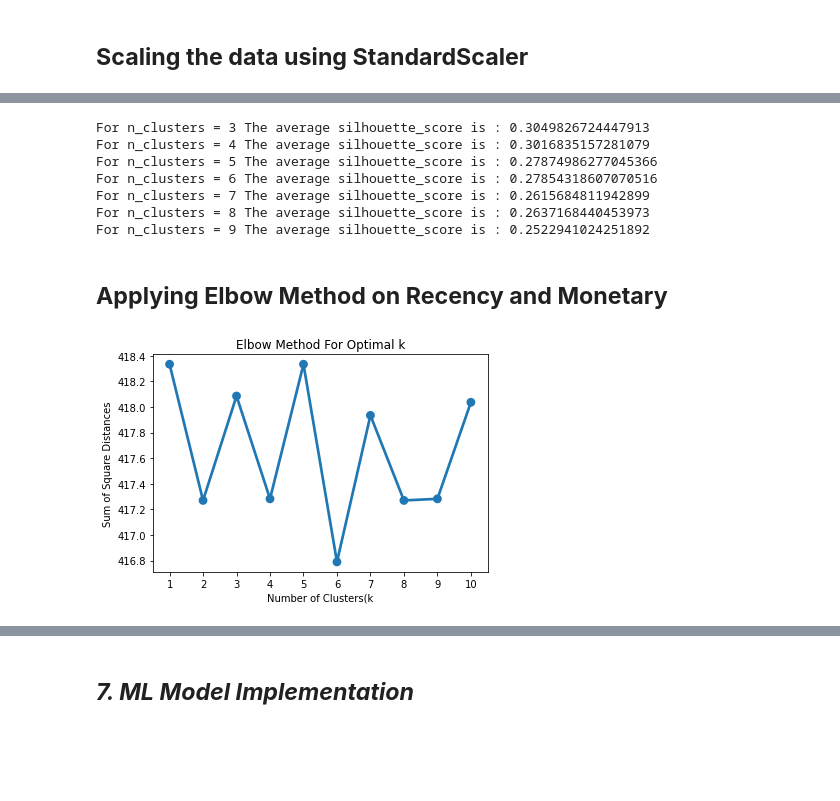
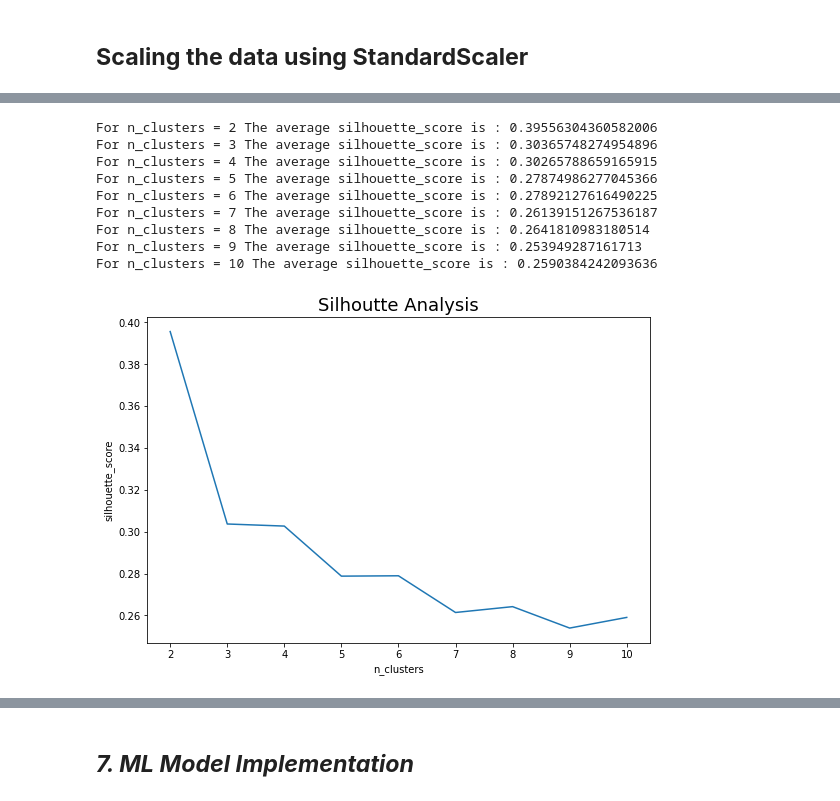
Before and after one commit to sakshantG/Online_Retail_Customer_Segmentation, a Jupyter notebook: Online_Retail_Customer_Segmentation.ipynb, the cells around one changed output, grey strips where cells are left out. Saved outputs shown, nothing was run; the diff lists cells and outputs as text; code cells hidden in the pictures; blank space fills up the shorter version.

```diff
--- a/Online_Retail_Customer_Segmentation.ipynb
+++ b/Online_Retail_Customer_Segmentation.ipynb
@@ -1153,47 +1210,31 @@ norm_data = scaler.fit_transform(new_log_df)
 # %%
-from sklearn.metrics import silhouette_score
-
-for n_clusters in range(3,10):
-  kmeans = KMeans(init ='k-means++', n_clusters=n_clusters, n_init=100)
-  kmeans.fit(norm_data)
-  pred = kmeans.predict(norm_data)
-  silhouette_avg= silhouette_score(norm_data, pred)
-  print("For n_clusters =", n_clusters, "The average silhouette_score is :", silhouette_avg)
+silhouette = []
+for n_clusters in range(2,11):
+    clusterer = KMeans(init='k-means++', n_clusters = n_clusters, n_init=100)
+    preds = clusterer.fit_predict(norm_data)
+    score = silhouette_score(norm_data, preds)
+    silhouette.append(score)
+    print("For n_clusters =", n_clusters, "The average silhouette_score is :", score)
 # %% [output]
-For n_clusters = 3 The average silhouette_score is : 0.3049826724447913
-For n_clusters = 4 The average silhouette_score is : 0.3016835157281079
+For n_clusters = 2 The average silhouette_score is : 0.39556304360582006
+For n_clusters = 3 The average silhouette_score is : 0.30365748274954896
+For n_clusters = 4 The average silhouette_score is : 0.30265788659165915
 For n_clusters = 5 The average silhouette_score is : 0.27874986277045366
-For n_clusters = 6 The average silhouette_score is : 0.27854318607070516
-For n_clusters = 7 The average silhouette_score is : 0.2615684811942899
-For n_clusters = 8 The average silhouette_score is : 0.2637168440453973
-For n_clusters = 9 The average silhouette_score is : 0.2522941024251892
+For n_clusters = 6 The average silhouette_score is : 0.27892127616490225
+For n_clusters = 7 The average silhouette_score is : 0.26139151267536187
+For n_clusters = 8 The average silhouette_score is : 0.2641810983180514
+For n_clusters = 9 The average silhouette_score is : 0.253949287161713
+For n_clusters = 10 The average silhouette_score is : 0.2590384242093636
-# %% [markdown]
-## **Applying Elbow Method on Recency and Monetary**
-# %%
-features_rec_mon=['Recency','Monetary']
-X_features_rec_mon=rfm_df[features_rec_mon].values
-scaler_rec_mon=StandardScaler()
-X_rec_mon=scaler_rec_mon.fit_transform(X_features_rec_mon)
-X=X_rec_mon
-
-from sklearn.cluster import KMeans
-
-sum_of_sqr_dist = {}
-for k in range(1,11):
-  Km = KMeans(n_clusters = n_clusters, init = 'k-means++', max_iter= 1000)
-  Km = Km.fit(X)
-  sum_of_sqr_dist[k] = Km.inertia_
-
-# Plot the elbow curve
-#Plot the graph for the sum of square distance values and Number of Clusters
-sns.pointplot(x = list(sum_of_sqr_dist.keys()), y = list(sum_of_sqr_dist.values()))
-plt.title('Elbow Method')
-plt.xlabel('Number of Clusters(k')
-plt.ylabel('Sum of Square Distances')
-plt.title('Elbow Method For Optimal k')
-plt.show()
-# %% [output]
-[figure, removed]
+# %%
+# plotting Silhoutte scores
+plt.figure(figsize=(9,6))
+n_clusters = [x for x in range(2,11)]
+df_silhouette = pd.DataFrame({'n_clusters':n_clusters,'silhouette_score':silhouette})
+sns.lineplot(data=df_silhouette, x="n_clusters", y="silhouette_score")
+plt.title('Silhoutte Analysis', fontsize=18)
+plt.show()
+# %% [output]
+[figure, added]
 # %%
 # plot silhoutte score
 X = norm_data
```
Also changed, not shown: parts of 13 cells of this notebook.
